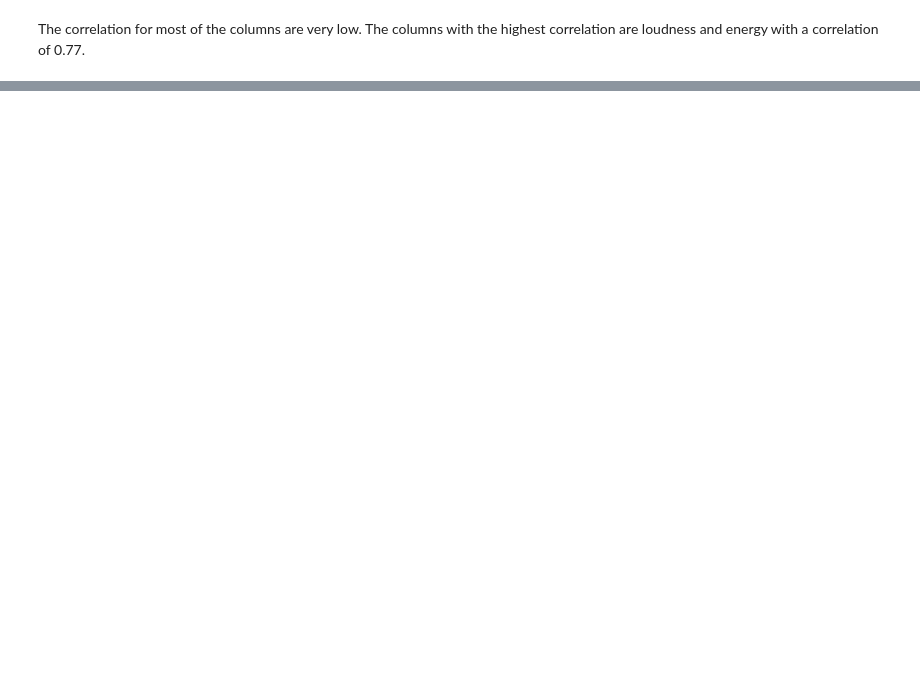
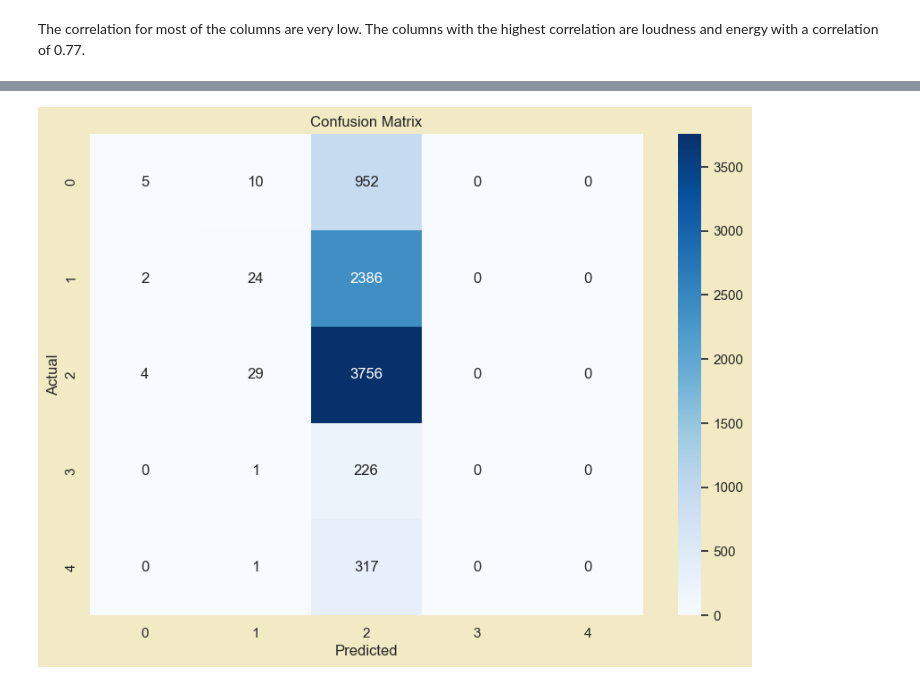
Before and after one commit to cianmung/SC1015---Mini-Project, a Jupyter notebook: Project.ipynb, the cells around one changed output, grey strips where cells are left out. Cells and saved outputs as stored; diff of their text form; code cells hidden in the pictures; blank space fills up the shorter version.

```diff
--- a/Project.ipynb
+++ b/Project.ipynb
@@ -581,0 +717,3 @@ The correlation for most of the columns are very low. The columns with the highe
+# %%
+musicdata_test = pd.read_csv('test.csv')
+musicdata_test['Popularity Rating'] = musicdata_test.apply(lambda row: popularity(row), axis=1)
@@ -581,0 +810,18 @@ The correlation for most of the columns are very low. The columns with the highe
+# %%
+# Extract target variable and convert it to categorical type
+musicdata_test['Popularity Rating'] = musicdata_test['Popularity Rating'].astype('category')
+
+# Predict
+predicted_test = dectree.predict(musicdata_test_predictor)
+
+# Create confusion matrix
+cm_test = confusion_matrix(musicdata_test['Popularity Rating'], predicted_test)
+# Plot confusion matrix
+plt.figure(figsize=(10, 7))
+sns.heatmap(cm_test, annot=True, cmap='Blues', fmt='g')
+plt.xlabel('Predicted')
+plt.ylabel('Actual')
+plt.title('Confusion Matrix')
+plt.show()
+# %% [output]
+[figure, added]
```
Also changed, not shown: parts of 24 cells of this notebook, 1 other file.
